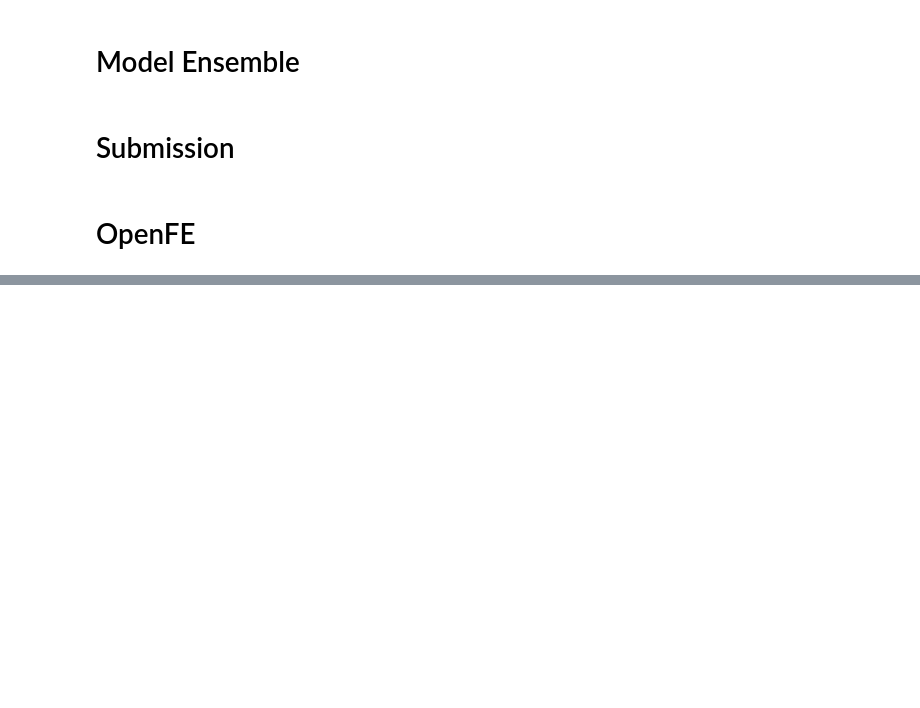
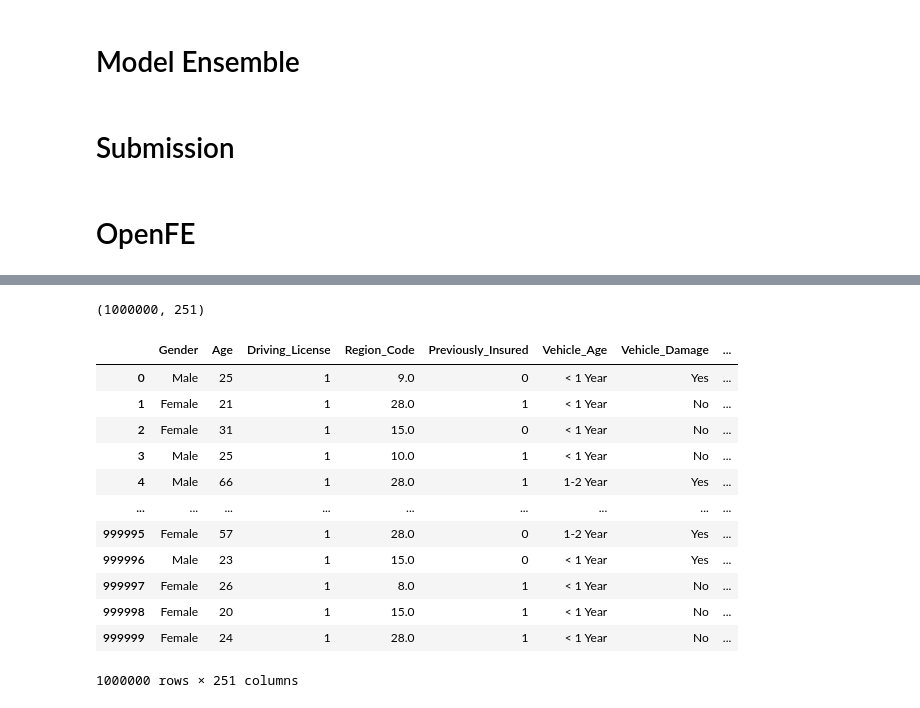
Before and after one commit to rubanzasilva/insurance_cross_selling, a Jupyter notebook: fastai_neural_network_gradient_boosting.ipynb, the cells around one changed output, grey strips where cells are left out. Drawn from its saved outputs; the diff is of its cells as text; code cells hidden in the pictures; blank space fills up the shorter version.

Commit message:
Kaggle Notebook | fastai_neural_network+gradient_boosting | Version 35

```diff
--- a/fastai_neural_network_gradient_boosting.ipynb
+++ b/fastai_neural_network_gradient_boosting.ipynb
@@ -1345,0 +1122,3 @@ n_jobs
+# %%
+%%time
+features = ofe.fit(data=train_subset.drop('Response', axis=1), label=train_subset['Response'], feature_boosting=True, n_jobs=n_jobs)
@@ -1345,0 +1320,2 @@ n_jobs
+# %%
+train_x, test_x = transform(train_subset.drop('Response', axis=1), test_subset, features, n_jobs=n_jobs)
@@ -1345,0 +1334,22 @@ n_jobs
+# %%
+train_x.shape
+# %% [output]
+(1000000, 251)
+# %%
+train_x.reset_index(drop=True, inplace=True)
+# %%
+train_x
+# %% [output]
+|  | Gender | Age | Driving_License | Region_Code | Previously_Insured | Vehicle_Age | Vehicle_Damage | ... |
+| 0 | Male | 25 | 1 | 9.0 | 0 | < 1 Year | Yes | ... |
+| 1 | Female | 21 | 1 | 28.0 | 1 | < 1 Year | No | ... |
+| 2 | Female | 31 | 1 | 15.0 | 0 | < 1 Year | No | ... |
+| 3 | Male | 25 | 1 | 10.0 | 1 | < 1 Year | No | ... |
+| 4 | Male | 66 | 1 | 28.0 | 1 | 1-2 Year | Yes | ... |
+| ... | ... | ... | ... | ... | ... | ... | ... | ... |
+| 999995 | Female | 57 | 1 | 28.0 | 0 | 1-2 Year | Yes | ... |
+| 999996 | Male | 23 | 1 | 15.0 | 0 | < 1 Year | Yes | ... |
+| 999997 | Female | 26 | 1 | 8.0 | 1 | < 1 Year | No | ... |
+| 999998 | Female | 20 | 1 | 15.0 | 1 | < 1 Year | No | ... |
+| 999999 | Female | 24 | 1 | 28.0 | 1 | < 1 Year | No | ... |
+1000000 rows × 251 columns
```
Also changed, not shown: parts of 64 cells of this notebook.
